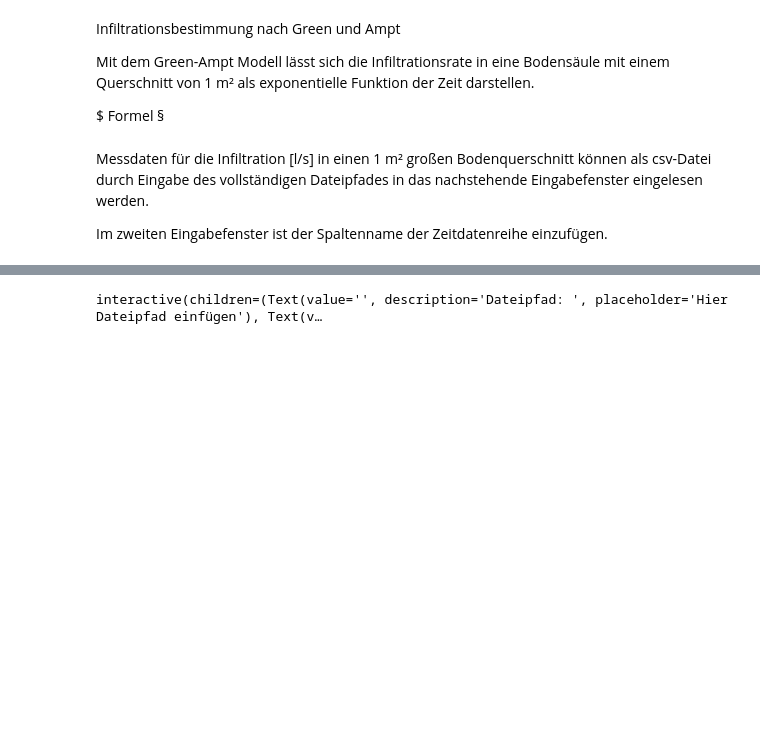
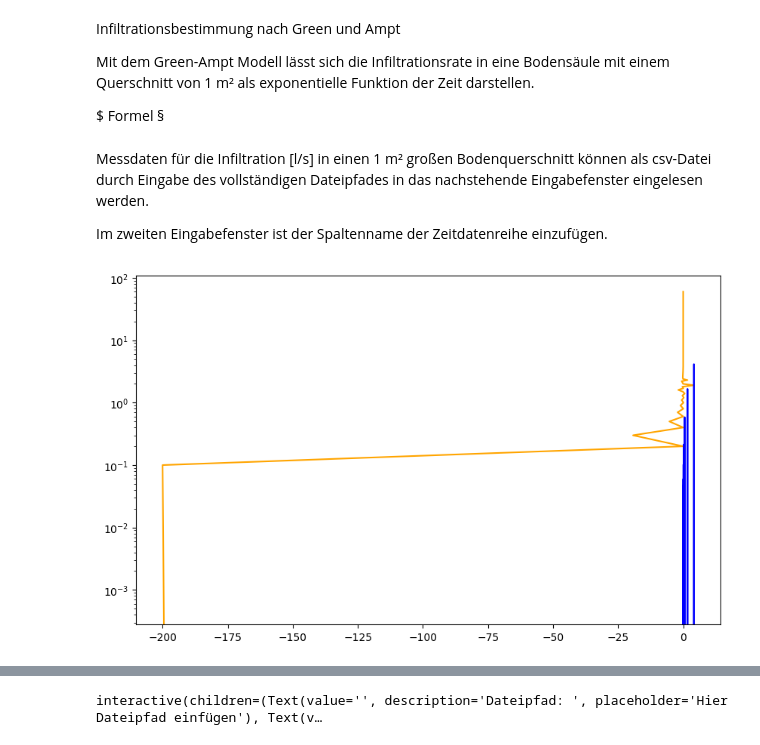
Before and after one commit to matthias1996/evap_py, a Jupyter notebook: green_ampt/green_ampt_HydMeth.ipynb, the cells around one changed output, grey strips where cells are left out. Drawn from its saved outputs; the diff is of its cells as text; code cells hidden in the pictures; blank space fills up the shorter version.

```diff
--- a/green_ampt/green_ampt_HydMeth.ipynb
+++ b/green_ampt/green_ampt_HydMeth.ipynb
@@ -17,6 +17,61 @@ from IPython.display import clear_output
 Messdaten für die Infiltration [l/s] in einen 1 m² großen Bodenquerschnitt können als csv-Datei durch Eingabe des vollständigen Dateipfades in das nachstehende Eingabefenster eingelesen werden.
 
 Im zweiten Eingabefenster ist der Spaltenname der Zeitdatenreihe einzufügen.
+# %%
+def Green_Ampt_data(h0, hf, theta_0, theta_i, Ks):
+
+    delta_h = h0 - hf
+    delta_theta = theta_0 - theta_i
+
+    # Ein Array für die Infiltration. Annahme: Gesammtinfiltation = 60 cm
+    I_t = np.arange(0,60.1,0.1)
+
+    # Ein Array in derselben Länge mit 0en gefüllt, jeweils für die Zeit (t) und die Infiltrationsrate i
+    t = np.zeros_like(I_t, dtype=float)
+    i_t = t
+
+
+    for i in range(1, len(I_t)):
+        arg = 1 + (I_t[i] / (delta_h * delta_theta))
+        if arg > 0:  # Ensure the argument of logarithm is positive
+            t[i] = (I_t[i] - delta_h * delta_theta * np.log(arg)) / Ks
+            if t[i] - t[i - 1] != 0:  # To avoid division by zero
+                i_t[i] = (I_t[i] - I_t[i - 1]) / (t[i] - t[i - 1])
+
+    return i_t, I_t, t
+
+
+
+def plot_Infiltration(h0, hf, theta_0, theta_i, Ks, i_string=''):
+
+    if i_string == '':
+        break
+    else:
+        i_data = i_string.split(',')
+        for i in i_data:
+            i = float(i)
+
+    i_t, I_t, t = Green_Ampt_data(h0, hf, theta_0, theta_i, Ks)
+
+    fig, ax = plt.subplots(figsize=(10, 6))
+
+    ax.plot(t, I_t, marker='+', color='orange', linestyle='-', label='I')
+    ax.plot(t, i_t, color='blue', linestyle='-', label='i')
+    plt.yscale('log')
+
+interact(plot_Infiltration,
+         )
+
+def plot_InfiltrationRate(h0, hf, theta_0, theta_i, Ks):
+    i_t, I_t, t = Green_Ampt_data(h0, hf, theta_0, theta_i, Ks)
+
+    fig, ax = plt.subplots(figsize=(10, 6))
+
+    ax.plot(t, I_t, marker='+', color='orange', linestyle='-', label='I')
+    ax.plot(t, i_t, color='blue', linestyle='-', label='i')
+    plt.yscale('log')
+# %% [output]
+[figure, added]
 # %%
 class GreenAmptModel:
     def __init__(self, h0, theta_0):
```
Also changed, not shown: parts of 2 cells of this notebook.
